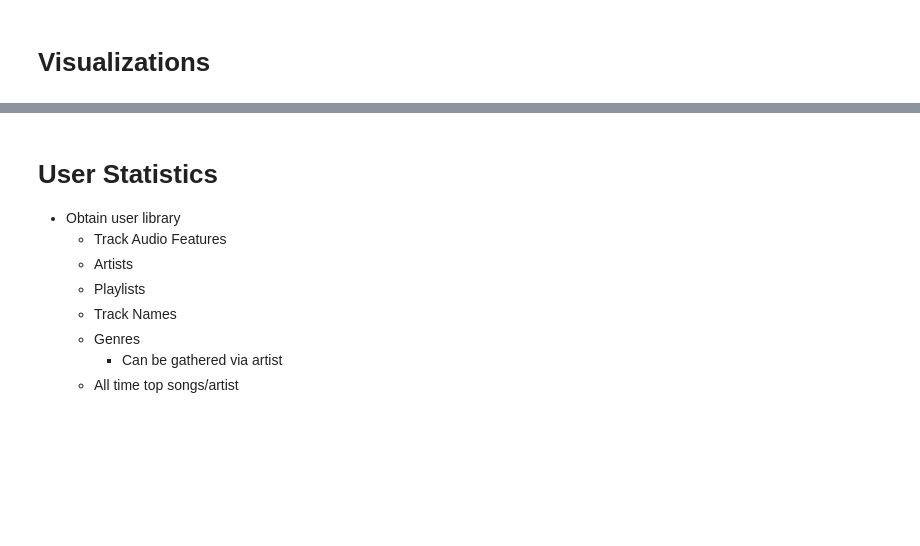
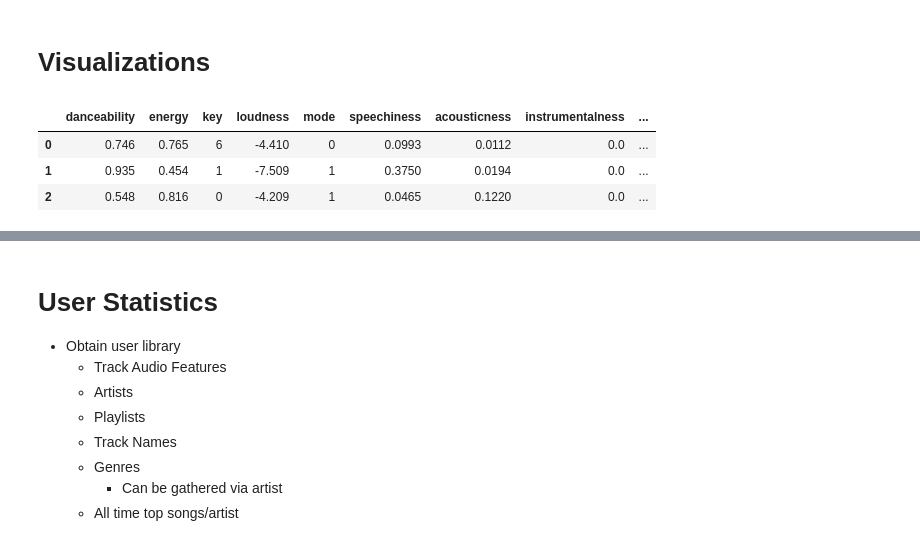
Before and after one commit to spotify-song/DS, a Jupyter notebook: notebooks/4.0-av-visualizations-and-stats.ipynb, the cells around one changed output, grey strips where cells are left out. Saved outputs shown, nothing was run; the diff lists cells and outputs as text; code cells hidden in the pictures; blank space fills up the shorter version.

```diff
--- a/notebooks/4.0-av-visualizations-and-stats.ipynb
+++ b/notebooks/4.0-av-visualizations-and-stats.ipynb
@@ -19,0 +17,7 @@ angles += angles[:1]
+# %%
+df.head(3)
+# %% [output]
+|  | danceability | energy | key | loudness | mode | speechiness | acousticness | instrumentalness | ... |
+| 0 | 0.746 | 0.765 | 6 | -4.410 | 0 | 0.0993 | 0.0112 | 0.0 | ... |
+| 1 | 0.935 | 0.454 | 1 | -7.509 | 1 | 0.3750 | 0.0194 | 0.0 | ... |
+| 2 | 0.548 | 0.816 | 0 | -4.209 | 1 | 0.0465 | 0.1220 | 0.0 | ... |
```
Also changed, not shown: parts of 36 cells of this notebook, 13 other files.
